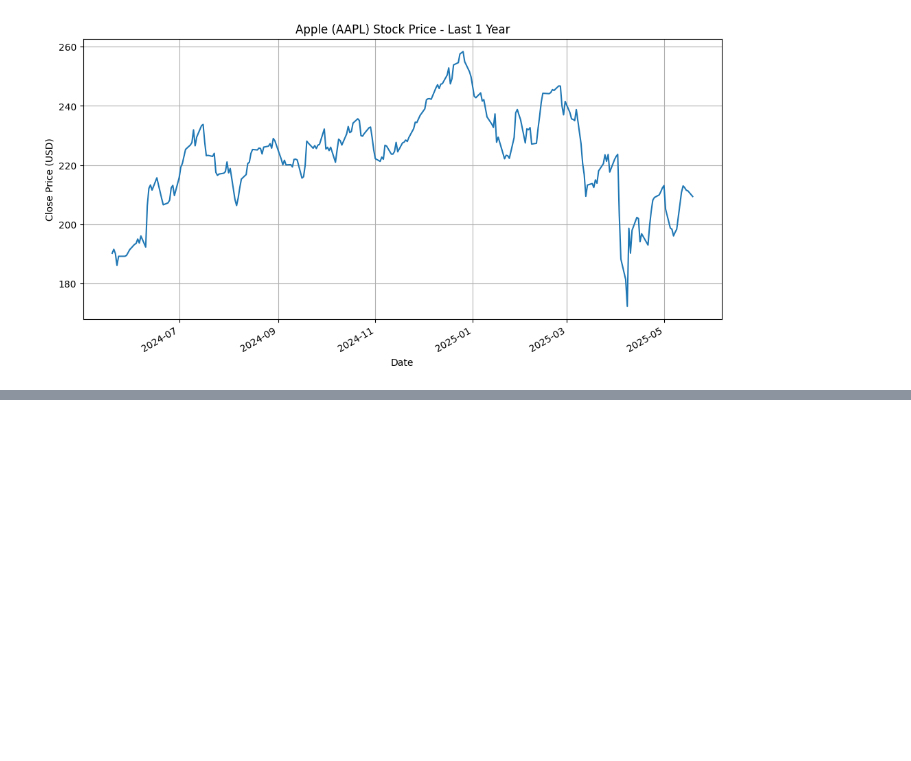
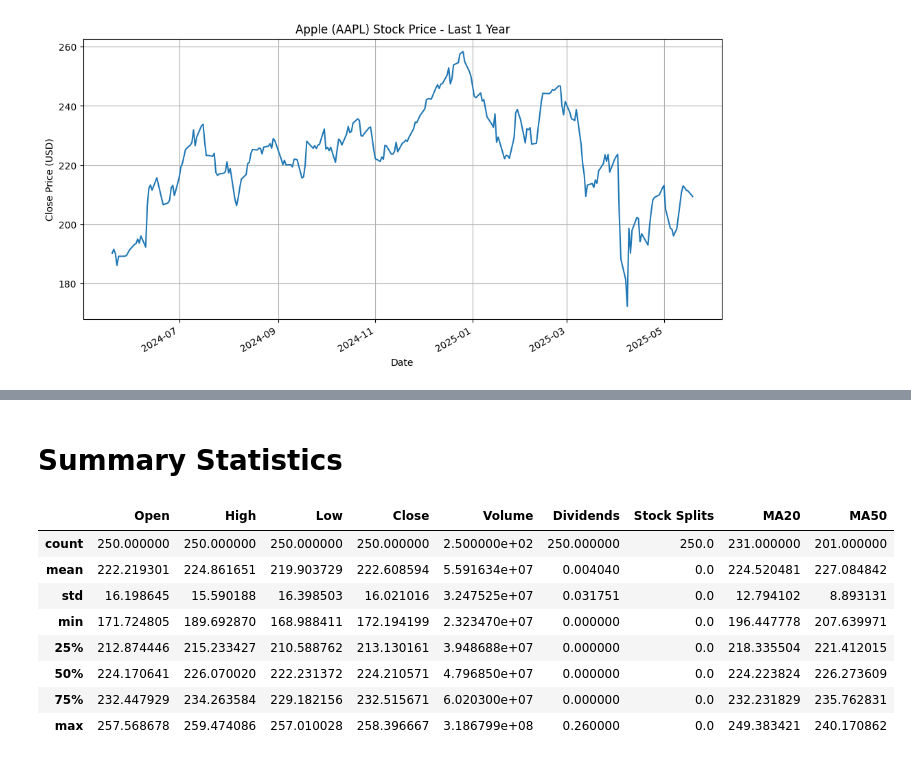
Before and after one commit to ivymxu/predictive-market-analytics, a Jupyter notebook: analysis/apple_stock_analysis.ipynb, the cells around one changed output, grey strips where cells are left out. Saved outputs shown, nothing was run; the diff lists cells and outputs as text; code cells hidden in the pictures; blank space fills up the shorter version.

```diff
--- a/analysis/apple_stock_analysis.ipynb
+++ b/analysis/apple_stock_analysis.ipynb
@@ -46,0 +49,14 @@ plt.show()
+# %% [markdown]
+# Summary Statistics
+# %%
+df.describe()
+# %% [output]
+|  | Open | High | Low | Close | Volume | Dividends | Stock Splits | MA20 | MA50 |
+| count | 250.000000 | 250.000000 | 250.000000 | 250.000000 | 2.500000e+02 | 250.000000 | 250.0 | 231.000000 | 201.000000 |
+| mean | 222.219301 | 224.861651 | 219.903729 | 222.608594 | 5.591634e+07 | 0.004040 | 0.0 | 224.520481 | 227.084842 |
+| std | 16.198645 | 15.590188 | 16.398503 | 16.021016 | 3.247525e+07 | 0.031751 | 0.0 | 12.794102 | 8.893131 |
+| min | 171.724805 | 189.692870 | 168.988411 | 172.194199 | 2.323470e+07 | 0.000000 | 0.0 | 196.447778 | 207.639971 |
+| 25% | 212.874446 | 215.233427 | 210.588762 | 213.130161 | 3.948688e+07 | 0.000000 | 0.0 | 218.335504 | 221.412015 |
+| 50% | 224.170641 | 226.070020 | 222.231372 | 224.210571 | 4.796850e+07 | 0.000000 | 0.0 | 224.223824 | 226.273609 |
+| 75% | 232.447929 | 234.263584 | 229.182156 | 232.515671 | 6.020300e+07 | 0.000000 | 0.0 | 232.231829 | 235.762831 |
+| max | 257.568678 | 259.474086 | 257.010028 | 258.396667 | 3.186799e+08 | 0.260000 | 0.0 | 249.383421 | 240.170862 |
```
Also changed, not shown: parts of 1 cell of this notebook.
